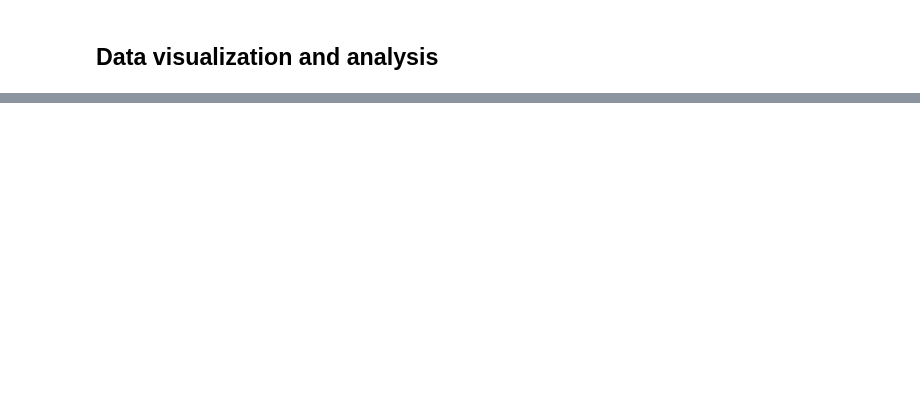
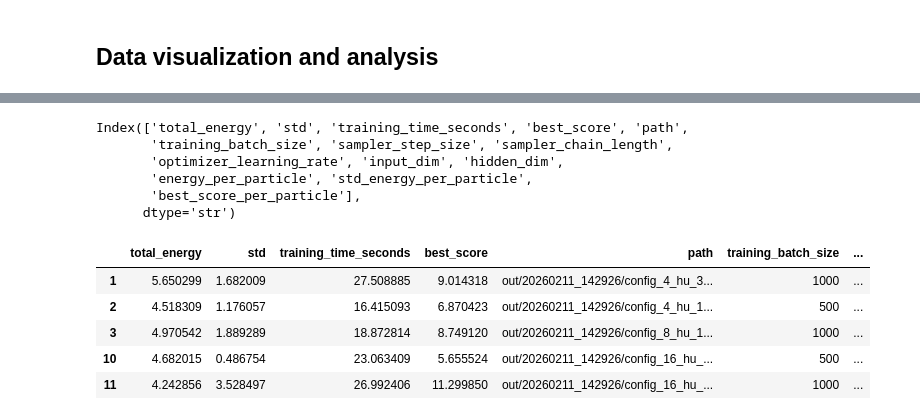
Before and after one commit to pfargas/data_analysis, a Jupyter notebook: result_analysis.ipynb, the cells around one changed output, grey strips where cells are left out. Cells and saved outputs as stored; diff of their text form; code cells hidden in the pictures; blank space fills up the shorter version.

```diff
--- a/result_analysis.ipynb
+++ b/result_analysis.ipynb
@@ -139,0 +195,19 @@ test_row.iloc[0]
+# %%
+df_normal_walkers.columns
+# %% [output]
+Index(['total_energy', 'std', 'training_time_seconds', 'best_score', 'path',
+       'training_batch_size', 'sampler_step_size', 'sampler_chain_length',
+       'optimizer_learning_rate', 'input_dim', 'hidden_dim',
+       'energy_per_particle', 'std_energy_per_particle',
+       'best_score_per_particle'],
+      dtype='str')
+# %%
+df_10p = df_normal_walkers[df_normal_walkers['input_dim'] == 10]
+df_10p.head()
+# %% [output]
+|  | total_energy | std | training_time_seconds | best_score | path | training_batch_size | ... |
+| 1 | 5.650299 | 1.682009 | 27.508885 | 9.014318 | out/20260211_142926/config_4_hu_3... | 1000 | ... |
+| 2 | 4.518309 | 1.176057 | 16.415093 | 6.870423 | out/20260211_142926/config_4_hu_1... | 500 | ... |
+| 3 | 4.970542 | 1.889289 | 18.872814 | 8.749120 | out/20260211_142926/config_8_hu_1... | 1000 | ... |
+| 10 | 4.682015 | 0.486754 | 23.063409 | 5.655524 | out/20260211_142926/config_16_hu_... | 500 | ... |
+| 11 | 4.242856 | 3.528497 | 26.992406 | 11.299850 | out/20260211_142926/config_16_hu_... | 1000 | ... |
```
Also changed, not shown: parts of 11 cells of this notebook.
